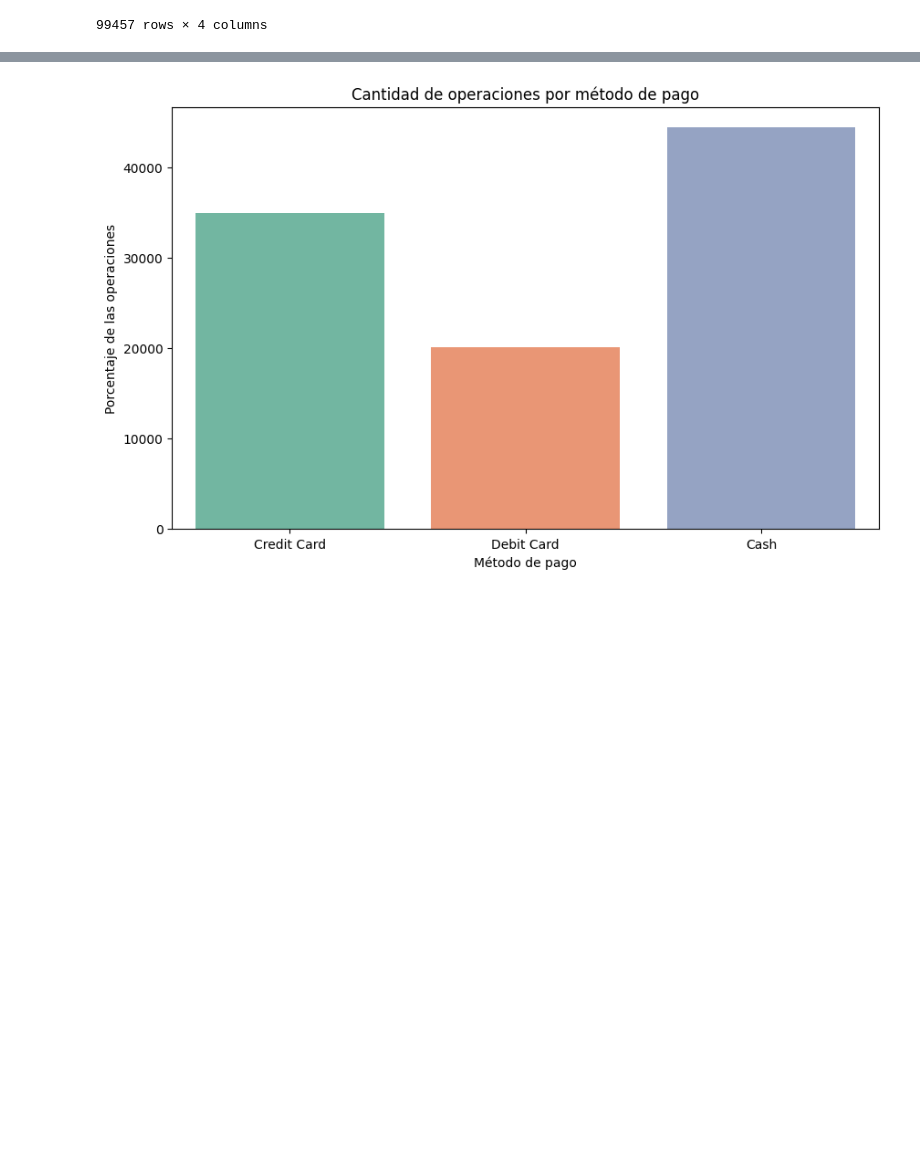
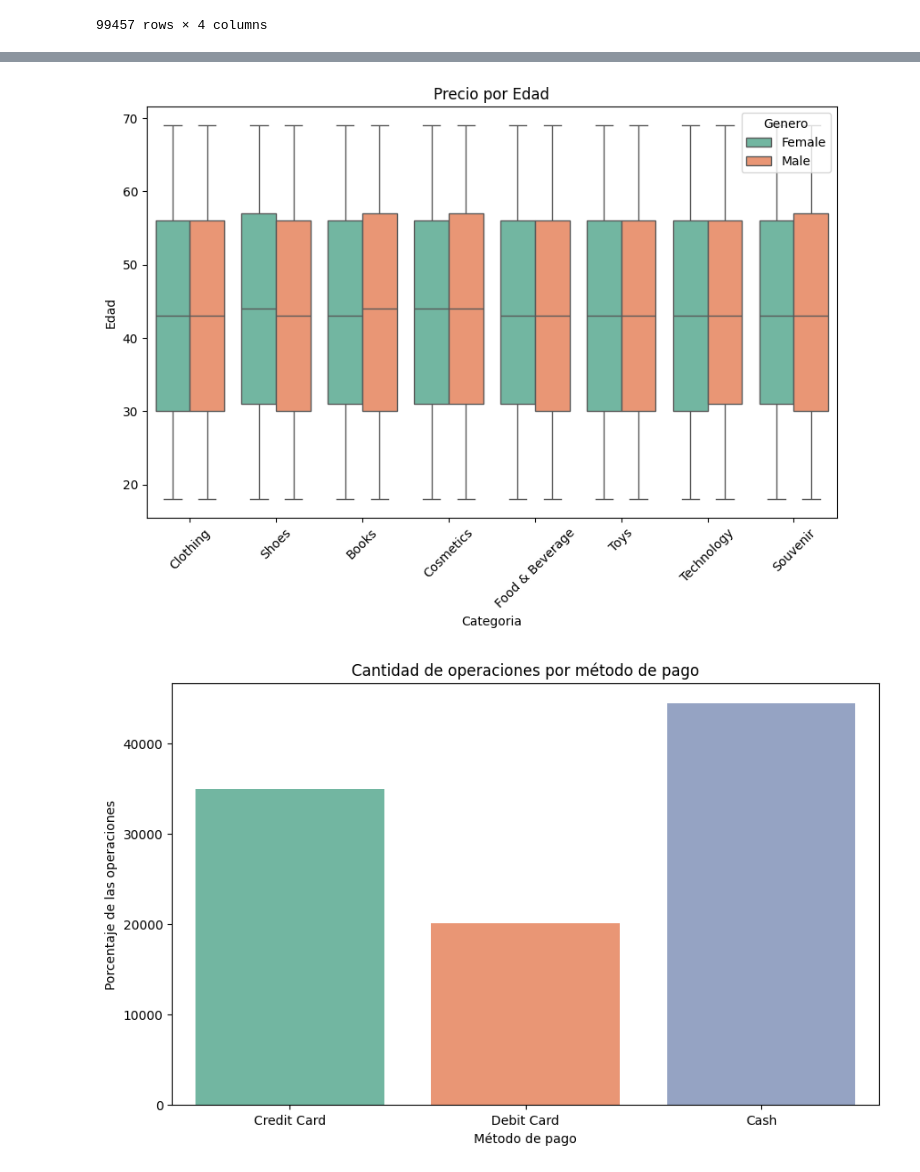
Before and after one commit to juancursed/ProyectoCienciaDatos, a Jupyter notebook: proyecto.ipynb, the cells around one changed output, grey strips where cells are left out. Drawn from its saved outputs; the diff is of its cells as text; code cells hidden in the pictures; blank space fills up the shorter version.

```diff
--- a/proyecto.ipynb
+++ b/proyecto.ipynb
@@ -229,3 +255,11 @@ ventas_categorias
+# %%
+plt.figure(figsize=(10, 6))
+sns.boxplot(data=ventas_genero, x='Categoria', y='Edad', hue='Genero', palette='Set2')
+plt.xticks(rotation=45)
+plt.title('Precio por Edad')
+plt.show()
+# %% [output]
+[figure, added]
 # %%
 #------------CANTIDAD DE OPERACIONES SEGUN EL METODO DE PAGO----------------
 ventasAgrupadas = Ventas.groupby('MetodoPago')
```
Also changed, not shown: parts of 4 cells of this notebook.
